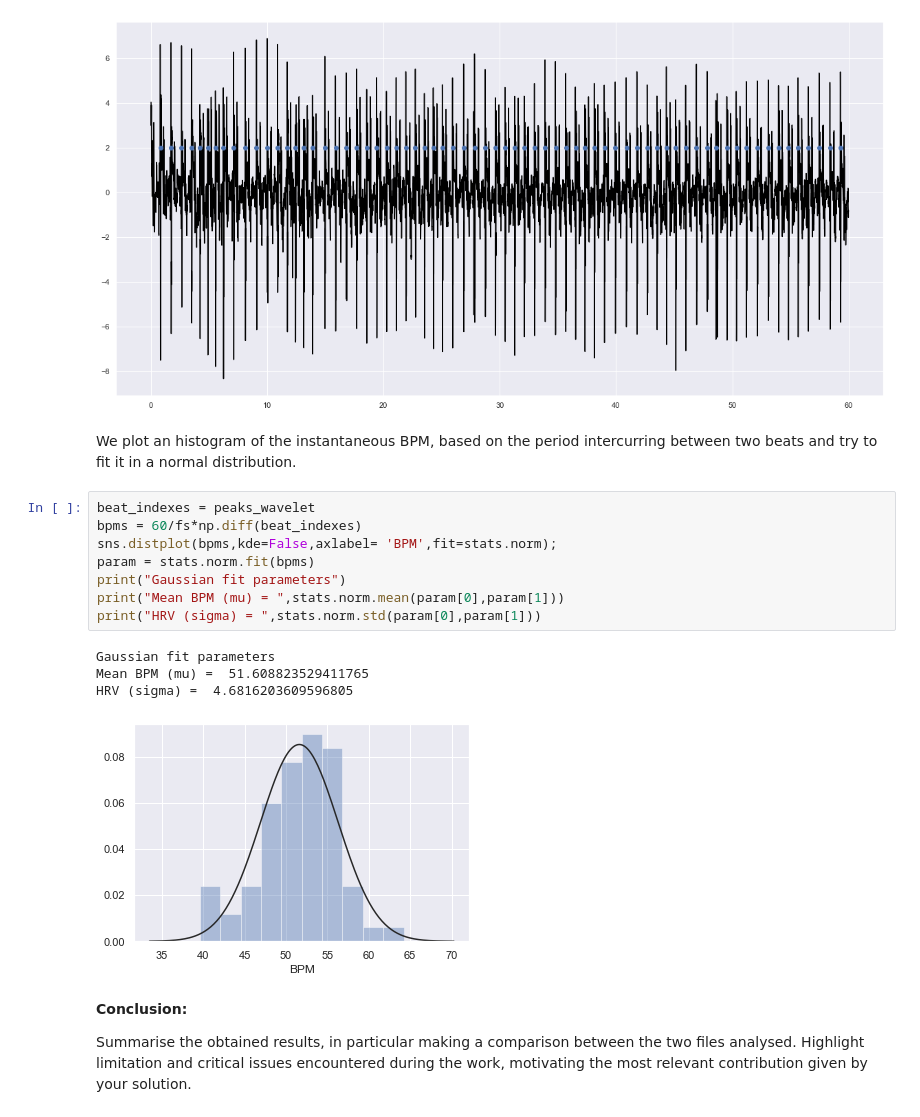
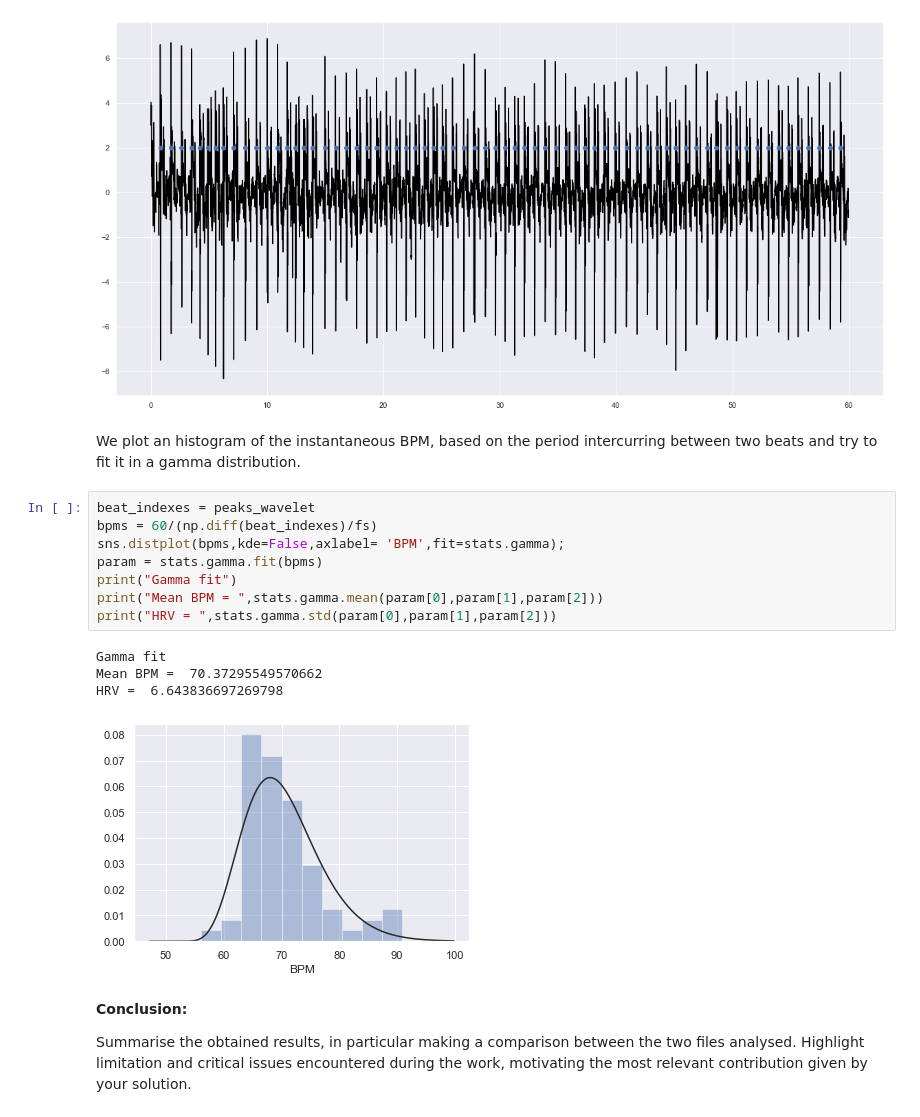
Before and after one commit to CrostaBot/HeartRateEstimation, a Jupyter notebook: SCG.ipynb, the cells around one changed output. Drawn from its saved outputs; the diff is of its cells as text.

```diff
--- a/SCG.ipynb
+++ b/SCG.ipynb
@@ -512,20 +512,20 @@ plt.plot(peaks_wavelet/200, array, 'o')
 [<matplotlib.lines.Line2D at 0x...>]
 [figure]
 # %% [markdown]
-We plot an histogram of the instantaneous BPM, based on the period intercurring between two beats and try to fit it in a normal distribution.
+We plot an histogram of the instantaneous BPM, based on the period intercurring between two beats and try to fit it in a gamma distribution.
 # %%
 beat_indexes = peaks_wavelet
-bpms = 60/fs*np.diff(beat_indexes)
-sns.distplot(bpms,kde=False,axlabel= 'BPM',fit=stats.norm);
-param = stats.norm.fit(bpms)
-print("Gaussian fit parameters")
-print("Mean BPM (mu) = ",stats.norm.mean(param[0],param[1]))
-print("HRV (sigma) = ",stats.norm.std(param[0],param[1]))
+bpms = 60/(np.diff(beat_indexes)/fs)
+sns.distplot(bpms,kde=False,axlabel= 'BPM',fit=stats.gamma);
+param = stats.gamma.fit(bpms)
+print("Gamma fit")
+print("Mean BPM = ",stats.gamma.mean(param[0],param[1],param[2]))
+print("HRV = ",stats.gamma.std(param[0],param[1],param[2]))
 # %% [output]
-Gaussian fit parameters
-Mean BPM (mu) =  51.608823529411765
-HRV (sigma) =  4.6816203609596805
+Gamma fit
+Mean BPM =  70.37295549570662
+HRV =  6.643836697269798
-[figure, old version]
+[figure, new version]
 # %% [markdown]
 **Conclusion:**
 
```
Also changed, not shown: parts of 1 cell of this notebook.
